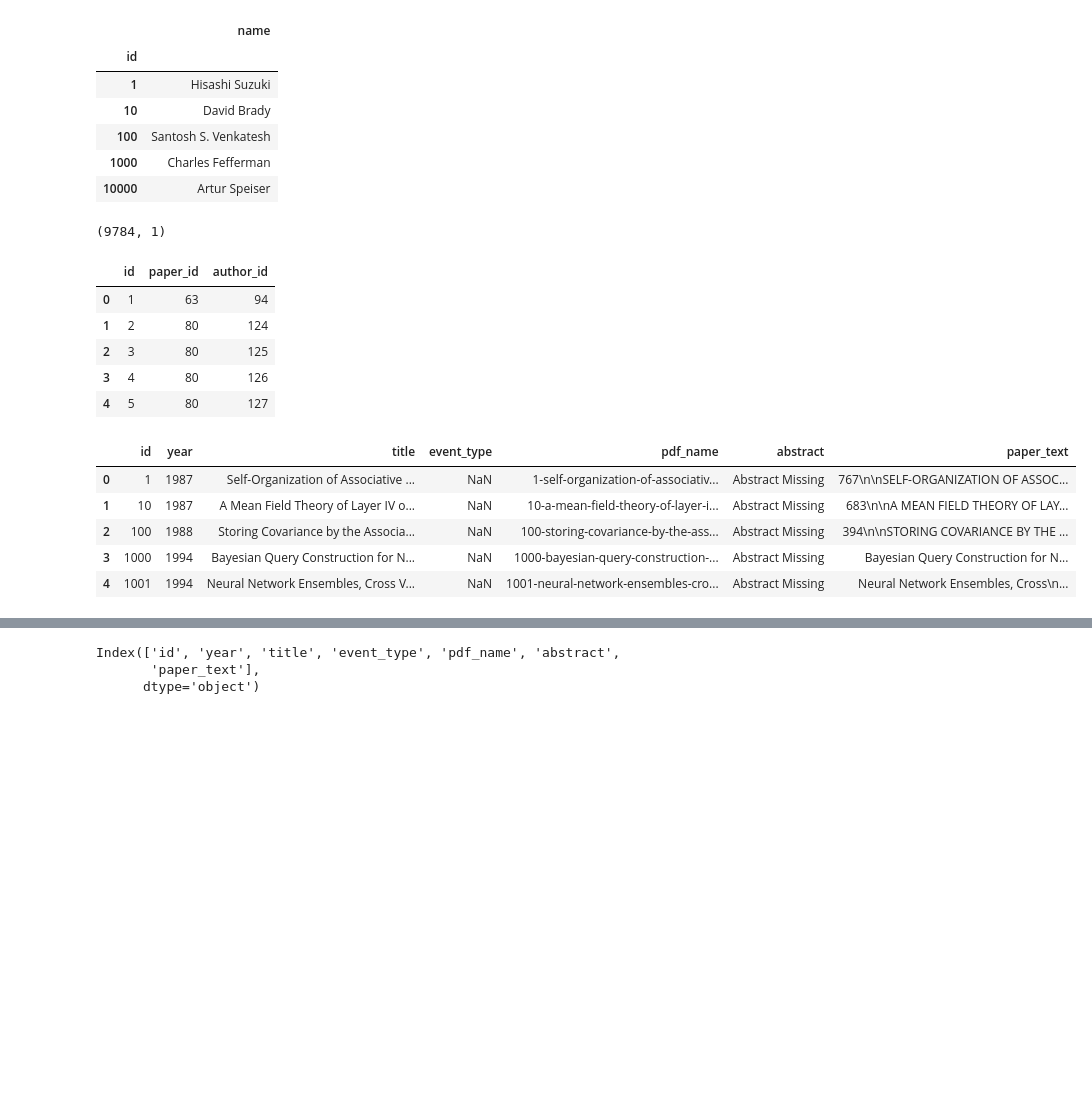
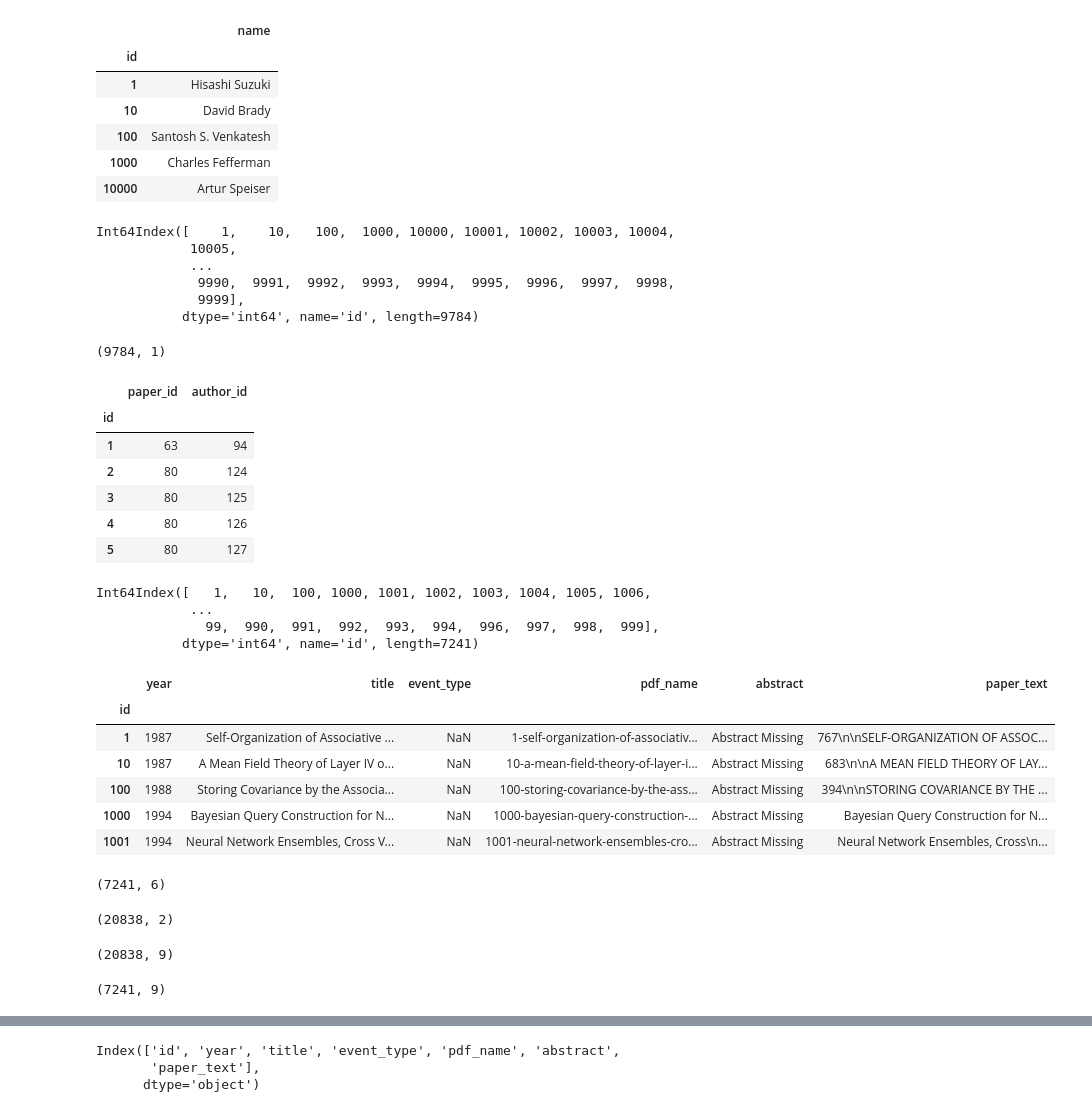
Before and after one commit to paulmattheww/Harvard-CS82-Advanced-ML, a Jupyter notebook: Assignments/HW2/HW2 Group Assignment.ipynb, the cells around one changed output, grey strips where cells are left out. Cells and saved outputs as stored; diff of their text form; code cells hidden in the pictures; blank space fills up the shorter version.

```diff
--- a/Assignments/HW2/HW2 Group Assignment.ipynb
+++ b/Assignments/HW2/HW2 Group Assignment.ipynb
@@ -61,27 +61,63 @@ authors.head()
 | 100 | Santosh S. Venkatesh |
 | 1000 | Charles Fefferman |
 | 10000 | Artur Speiser |
+# %%
+authors.index.unique()
+# %% [output]
+Int64Index([    1,    10,   100,  1000, 10000, 10001, 10002, 10003, 10004,
+            10005,
+            ...
+             9990,  9991,  9992,  9993,  9994,  9995,  9996,  9997,  9998,
+             9999],
+           dtype='int64', name='id', length=9784)
 # %%
 authors.shape
 # %% [output]
 (9784, 1)
 # %%
 paper_authors = pd.read_csv('data/paper_authors.csv')
+paper_authors.set_index('id', inplace=True, drop=True)
 paper_authors.head()
 # %% [output]
-|  | id | paper_id | author_id |
-| 0 | 1 | 63 | 94 |
-| 1 | 2 | 80 | 124 |
-| 2 | 3 | 80 | 125 |
-| 3 | 4 | 80 | 126 |
-| 4 | 5 | 80 | 127 |
+|  | paper_id | author_id |
+| id |  |  |
+| 1 | 63 | 94 |
+| 2 | 80 | 124 |
+| 3 | 80 | 125 |
+| 4 | 80 | 126 |
+| 5 | 80 | 127 |
+# %%
+papers.index.unique()
+# %% [output]
+Int64Index([   1,   10,  100, 1000, 1001, 1002, 1003, 1004, 1005, 1006,
+            ...
+              99,  990,  991,  992,  993,  994,  996,  997,  998,  999],
+           dtype='int64', name='id', length=7241)
 # %%
 papers = pd.read_csv('data/papers.csv')
+papers.set_index('id', inplace=True)
 papers.head()
 # %% [output]
-|  | id | year | title | event_type | pdf_name | abstract | paper_text |
-| 0 | 1 | 1987 | Self-Organization of Associative ... | NaN | 1-self-organization-of-associativ... | Abstract Missing | 767\n\nSELF-ORGANIZATION OF ASSOC... |
-| 1 | 10 | 1987 | A Mean Field Theory of Layer IV o... | NaN | 10-a-mean-field-theory-of-layer-i... | Abstract Missing | 683\n\nA MEAN FIELD THEORY OF LAY... |
-| 2 | 100 | 1988 | Storing Covariance by the Associa... | NaN | 100-storing-covariance-by-the-ass... | Abstract Missing | 394\n\nSTORING COVARIANCE BY THE ... |
-| 3 | 1000 | 1994 | Bayesian Query Construction for N... | NaN | 1000-bayesian-query-construction-... | Abstract Missing | Bayesian Query Construction for N... |
-| 4 | 1001 | 1994 | Neural Network Ensembles, Cross V... | NaN | 1001-neural-network-ensembles-cro... | Abstract Missing | Neural Network Ensembles, Cross\n... |
+|  | year | title | event_type | pdf_name | abstract | paper_text |
+| id |  |  |  |  |  |  |
+| 1 | 1987 | Self-Organization of Associative ... | NaN | 1-self-organization-of-associativ... | Abstract Missing | 767\n\nSELF-ORGANIZATION OF ASSOC... |
+| 10 | 1987 | A Mean Field Theory of Layer IV o... | NaN | 10-a-mean-field-theory-of-layer-i... | Abstract Missing | 683\n\nA MEAN FIELD THEORY OF LAY... |
+| 100 | 1988 | Storing Covariance by the Associa... | NaN | 100-storing-covariance-by-the-ass... | Abstract Missing | 394\n\nSTORING COVARIANCE BY THE ... |
+| 1000 | 1994 | Bayesian Query Construction for N... | NaN | 1000-bayesian-query-construction-... | Abstract Missing | Bayesian Query Construction for N... |
+| 1001 | 1994 | Neural Network Ensembles, Cross V... | NaN | 1001-neural-network-ensembles-cro... | Abstract Missing | Neural Network Ensembles, Cross\n... |
+# %%
+papers.shape
+# %% [output]
+(7241, 6)
+# %%
+paper_authors.shape
+# %% [output]
+(20838, 2)
+# %%
+papers.join(paper_authors, how='outer').join(authors, how='outer').shape
+# %% [output]
+(20838, 9)
+# %%
+papers.join(paper_authors).join(authors).shape
+# %% [output]
+(7241, 9)
```
Also changed, not shown: parts of 6 cells of this notebook.
